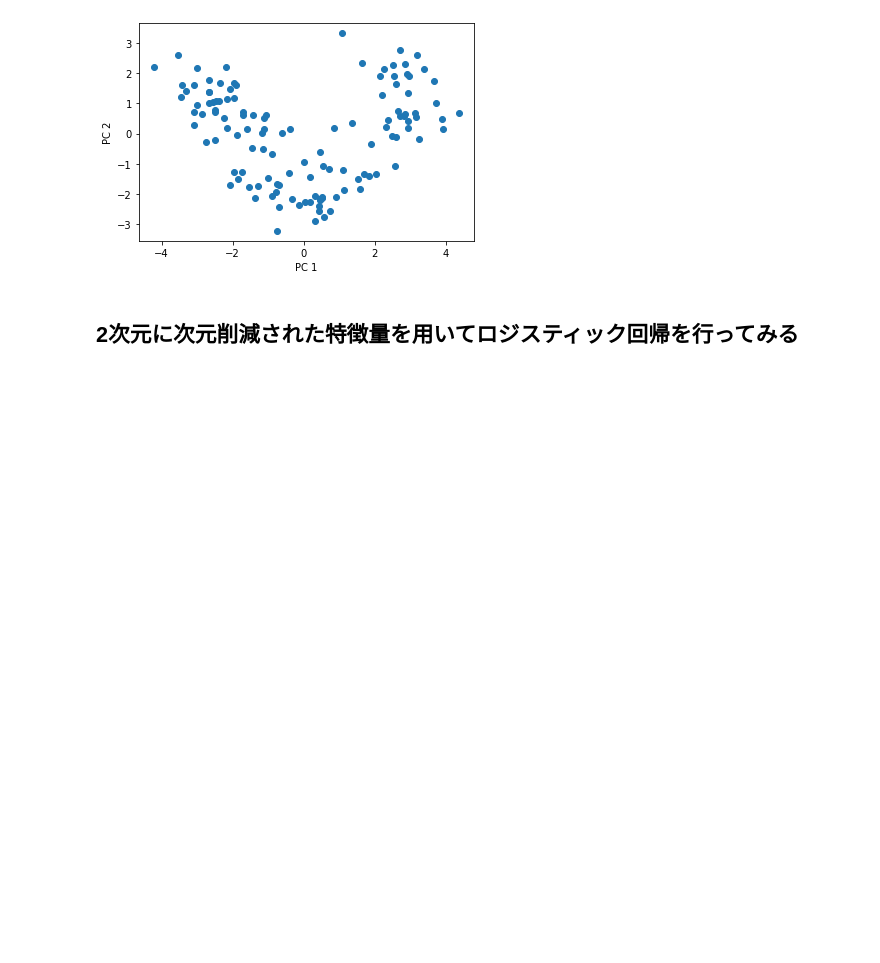
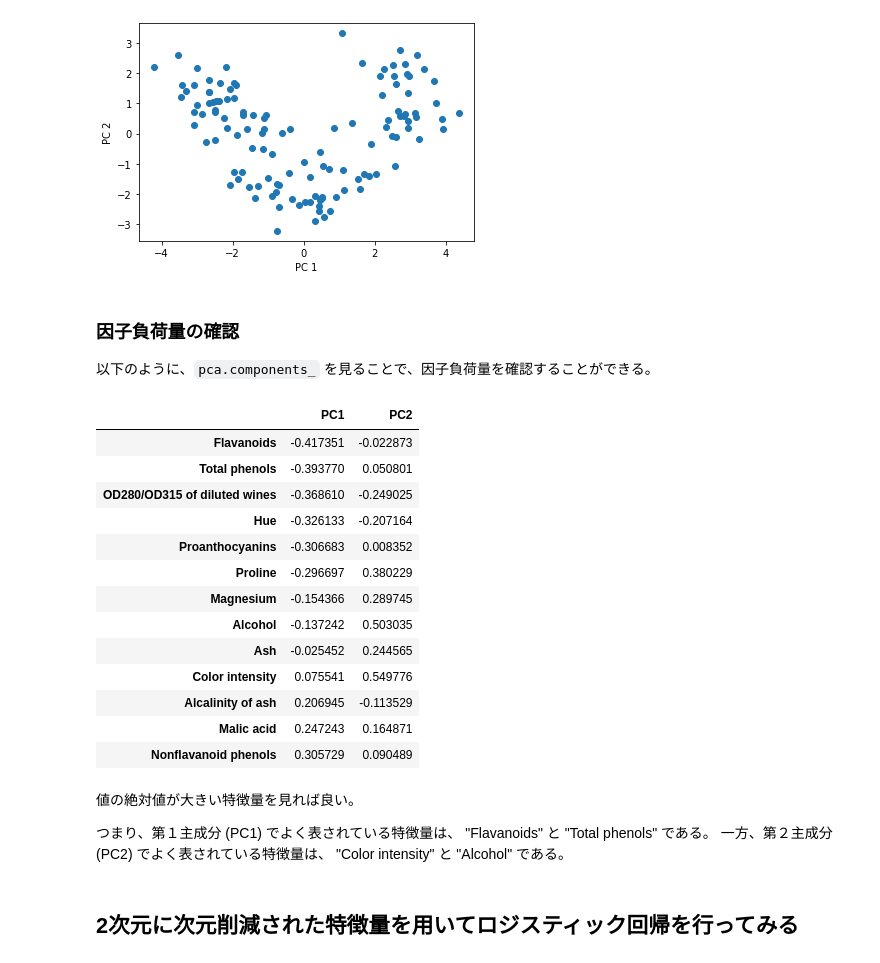
Before and after one commit to hnishi/hnishi_da_handson, a Jupyter notebook: da_handson_pca.ipynb, the cells around one changed output. Cells and saved outputs as stored; diff of their text form; code cells hidden in the pictures; blank space fills up the shorter version.

```diff
--- a/da_handson_pca.ipynb
+++ b/da_handson_pca.ipynb
@@ -523,6 +532,32 @@ plt.ylabel('PC 2')
 plt.show()
 # %% [output]
 [figure]
+# %% [markdown]
+### 因子負荷量の確認
+
+以下のように、`pca.components_` を見ることで、因子負荷量を確認することができる。
+# %%
+pd.DataFrame(pca.components_.T,index=df_wine.columns[1:],columns=['PC1','PC2']).sort_values('PC1')
+# %% [output]
+|  | PC1 | PC2 |
+| Flavanoids | -0.417351 | -0.022873 |
+| Total phenols | -0.393770 | 0.050801 |
+| OD280/OD315 of diluted wines | -0.368610 | -0.249025 |
+| Hue | -0.326133 | -0.207164 |
+| Proanthocyanins | -0.306683 | 0.008352 |
+| Proline | -0.296697 | 0.380229 |
+| Magnesium | -0.154366 | 0.289745 |
+| Alcohol | -0.137242 | 0.503035 |
+| Ash | -0.025452 | 0.244565 |
+| Color intensity | 0.075541 | 0.549776 |
+| Alcalinity of ash | 0.206945 | -0.113529 |
+| Malic acid | 0.247243 | 0.164871 |
+| Nonflavanoid phenols | 0.305729 | 0.090489 |
+# %% [markdown]
+値の絶対値が大きい特徴量を見れば良い。
+
+つまり、第１主成分 (PC1) でよく表されている特徴量は、 "Flavanoids" と "Total phenols" である。
+一方、第２主成分 (PC2) でよく表されている特徴量は、 "Color intensity" と "Alcohol" である。
 # %% [markdown]
 ## 2次元に次元削減された特徴量を用いてロジスティック回帰を行ってみる
 # %%
```
Also changed, not shown: parts of 6 cells of this notebook.
